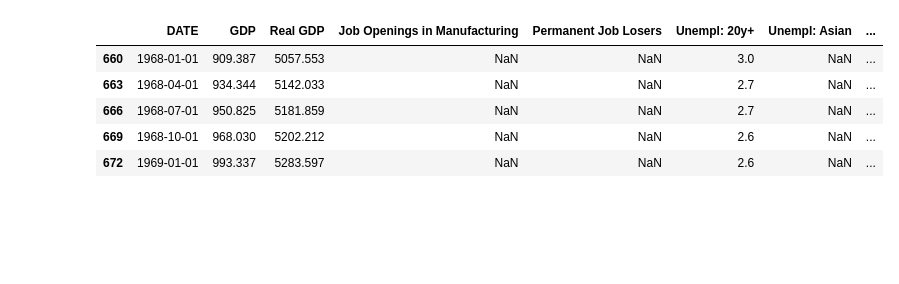
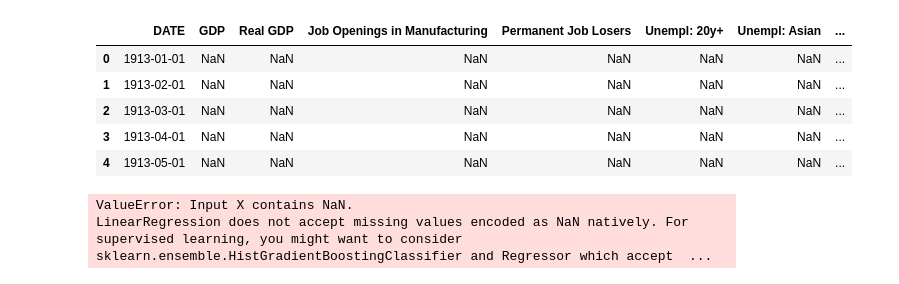
Before and after one commit to cheerfulconnor78/Economic-Forecasting, a Jupyter notebook: day1.ipynb, the cells around one changed output. Cells and saved outputs as stored; diff of their text form; code cells hidden in the pictures; blank space fills up the shorter version.

```diff
--- a/day1.ipynb
+++ b/day1.ipynb
@@ -41,33 +37,37 @@ df15 = pd.read_csv('../econforecasting/data/A939RX0Q048SBEA.csv')
 # %%
 df = df1
 
 # Iterate through the remaining dataframes and merge them
 for i in range(2, 16):  # range(2, 16)
     df = pd.merge(df, globals()[f'df{i}'], how='outer', on='DATE')
-
-df = df.dropna(thresh=10)
 
 df = df.rename(columns={
     'GDPC1': 'Real GDP',
     'JTS3400JOL': 'Job Openings in Manufacturing',
     'LNS13026638': 'Permanent Job Losers',
     'LNS14000024': 'Unempl: 20y+',
     'LNS14032183': 'Unempl: Asian',
     'MICH': 'UofM Infl Expectation',
     'NROU': 'Unempl Noncyclical',
     'UNRATE' : 'Unempl Rate',
     'USRECD': 'NBER Recess Indic',
     'USARECD': 'OECD Recess Indic',
     'A939RX0Q048SBEA': 'Real GDP per capita',
     'CORESTICKM159SFRBATL': 'Sticky-Price CPI',
     'CPIAUCSL': 'All Urban Consumer CPI',
     'CUUR0000SA0R': 'Purch. Power of Consumer Dollar in cities',
 })
+
+
+df['DATE'] = pd.to_datetime(df['DATE'])
+df.interpolate(method="akima")
+#df.fillna(df.mean(), inplace=True)
+df.dropna()
 df.head()
 # %% [output]
 |  | DATE | GDP | Real GDP | Job Openings in Manufacturing | Permanent Job Losers | Unempl: 20y+ | Unempl: Asian | ... |
-| 660 | 1968-01-01 | 909.387 | 5057.553 | NaN | NaN | 3.0 | NaN | ... |
-| 663 | 1968-04-01 | 934.344 | 5142.033 | NaN | NaN | 2.7 | NaN | ... |
-| 666 | 1968-07-01 | 950.825 | 5181.859 | NaN | NaN | 2.7 | NaN | ... |
-| 669 | 1968-10-01 | 968.030 | 5202.212 | NaN | NaN | 2.6 | NaN | ... |
-| 672 | 1969-01-01 | 993.337 | 5283.597 | NaN | NaN | 2.6 | NaN | ... |
+| 0 | 1913-01-01 | NaN | NaN | NaN | NaN | NaN | NaN | ... |
+| 1 | 1913-02-01 | NaN | NaN | NaN | NaN | NaN | NaN | ... |
+| 2 | 1913-03-01 | NaN | NaN | NaN | NaN | NaN | NaN | ... |
+| 3 | 1913-04-01 | NaN | NaN | NaN | NaN | NaN | NaN | ... |
+| 4 | 1913-05-01 | NaN | NaN | NaN | NaN | NaN | NaN | ... |
@@ -73,0 +84,20 @@ df.head()
+# %%
+
+df_reg = df[['Job Openings in Manufacturing', 'Unempl: 20y+']]
+x = df_reg[['Job Openings in Manufacturing']]
+y = df_reg[['Unempl: 20y+']]
+
+df_reg.dropna(inplace=True)
+
+X_train, X_test, y_train, y_test = train_test_split(x, y, test_size = 0.3, random_state = 101)
+
+model = LinearRegression()
+model.fit(X_train, y_train)
+
+predictions = model.predict(X_test)
+
+r2_score_val = r2_score(y_test, predictions)
+print("R^2 Score:", r2_score_val)
+# %% [output]
+ValueError: Input X contains NaN.
+LinearRegression does not accept missing values encoded as NaN natively. For supervised learning, you might want to consider sklearn.ensemble.HistGradientBoostingClassifier and Regressor which accept  ...
```
Also changed, not shown: parts of 6 cells of this notebook.
